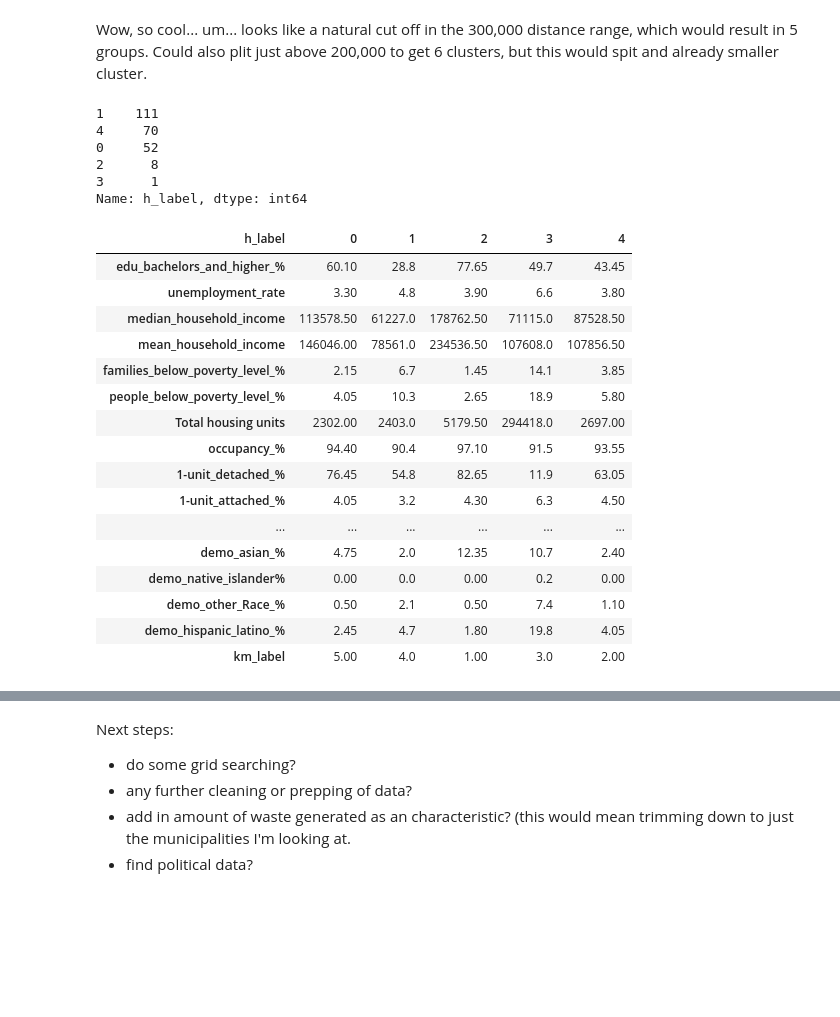
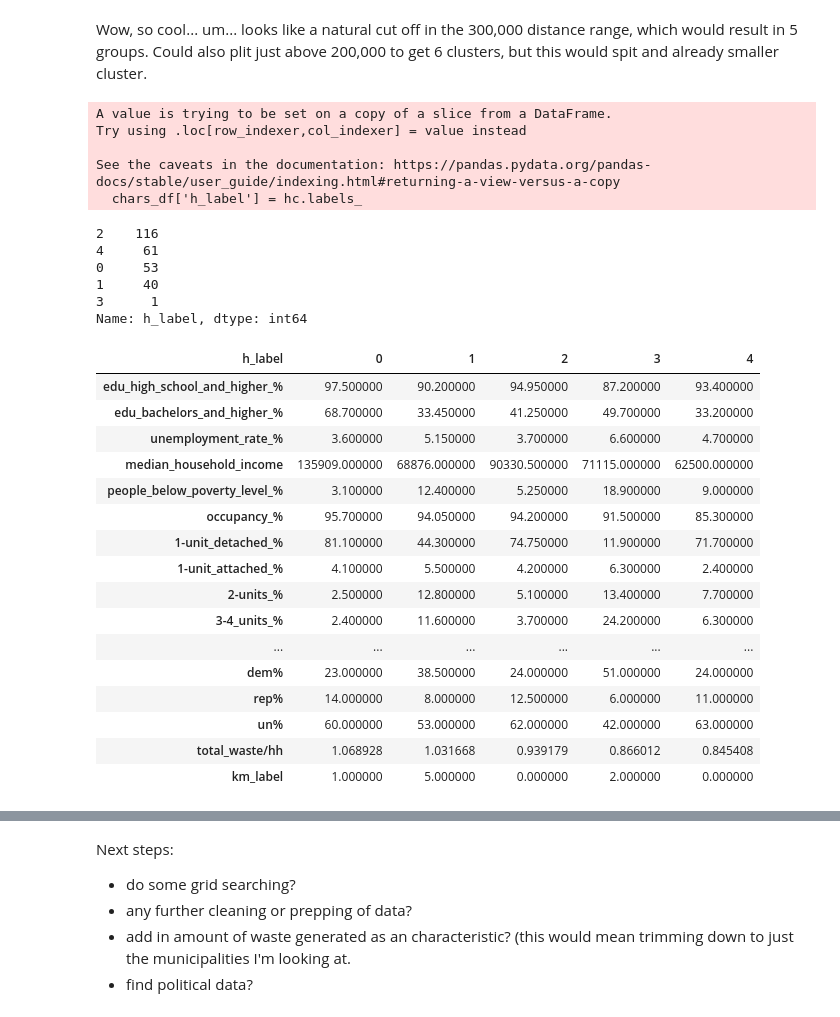
Before and after one commit to DGiulietti/RecycleEffectivenessMA, a Jupyter notebook: part2.ipynb, the cells around one changed output, grey strips where cells are left out. Saved outputs shown, nothing was run; the diff lists cells and outputs as text; code cells hidden in the pictures; blank space fills up the shorter version.

```diff
--- a/part2.ipynb
+++ b/part2.ipynb
@@ -221,0 +460,3 @@ KMeans(n_clusters=6)
+# %%
+kmeans2 = KMeans(n_clusters=6)
+kmeans2.fit(chars_df)
@@ -234,2 +475,2 @@ Good split. I'm betting label 3 is Boston.  I'd like to see how the other cluste
 # %%
-comb_char_clean['km_label'] = kmeans2.labels_
+chars_df['km_label'] = kmeans2.labels_
@@ -272,9 +488,9 @@ What other clustering evaluation can I do on kMeans?
 ## Hierarchial
 # %%
 # create dendrogram
-dendrogram = sch.dendrogram(sch.linkage(comb_char_clean.drop(columns='km_label'), method='ward'))
+dendrogram = sch.dendrogram(sch.linkage(chars_df.drop(columns='km_label'), method='ward'))
 # create clusters
 hc = AgglomerativeClustering(n_clusters=5, affinity = 'euclidean', linkage = 'ward')
 # save clusters for chart
-y_hc = hc.fit_predict(comb_char_clean)
+y_hc = hc.fit_predict(chars_df.drop(columns='km_label'))
 # %% [output]
@@ -282,32 +498,37 @@ y_hc = hc.fit_predict(comb_char_clean)
 # %% [markdown]
 Wow, so cool... um... looks like a natural cut off in the 300,000 distance range, which would result in 5 groups. Could also plit just above 200,000 to get 6 clusters, but this would spit and already smaller cluster.
 # %%
-comb_char_clean['h_label'] = hc.labels_
-comb_char_clean['h_label'].value_counts()
+chars_df['h_label'] = hc.labels_
+chars_df['h_label'].value_counts()
 # %% [output]
-1    111
-4     70
-0     52
-2      8
-3      1
-Name: h_label, dtype: int64
+A value is trying to be set on a copy of a slice from a DataFrame.
+Try using .loc[row_indexer,col_indexer] = value instead
+
+See the caveats in the documentation: https://pandas.pydata.org/pandas-docs/stable/user_guide/indexing.html#returning-a-view-versus-a-copy
+  chars_df['h_label'] = hc.labels_
+2    116
+4     61
+0     53
+1     40
+3      1
+Name: h_label, dtype: int64
 # %%
-comb_char_clean.groupby(['h_label']).median().T
+chars_df.groupby(['h_label']).median().T
 # %% [output]
 | h_label | 0 | 1 | 2 | 3 | 4 |
-| edu_bachelors_and_higher_% | 60.10 | 28.8 | 77.65 | 49.7 | 43.45 |
-| unemployment_rate | 3.30 | 4.8 | 3.90 | 6.6 | 3.80 |
-| median_household_income | 113578.50 | 61227.0 | 178762.50 | 71115.0 | 87528.50 |
-| mean_household_income | 146046.00 | 78561.0 | 234536.50 | 107608.0 | 107856.50 |
-| families_below_poverty_level_% | 2.15 | 6.7 | 1.45 | 14.1 | 3.85 |
-| people_below_poverty_level_% | 4.05 | 10.3 | 2.65 | 18.9 | 5.80 |
-| Total housing units | 2302.00 | 2403.0 | 5179.50 | 294418.0 | 2697.00 |
-| occupancy_% | 94.40 | 90.4 | 97.10 | 91.5 | 93.55 |
-| 1-unit_detached_% | 76.45 | 54.8 | 82.65 | 11.9 | 63.05 |
-| 1-unit_attached_% | 4.05 | 3.2 | 4.30 | 6.3 | 4.50 |
+| edu_high_school_and_higher_% | 97.500000 | 90.200000 | 94.950000 | 87.200000 | 93.400000 |
+| edu_bachelors_and_higher_% | 68.700000 | 33.450000 | 41.250000 | 49.700000 | 33.200000 |
+| unemployment_rate_% | 3.600000 | 5.150000 | 3.700000 | 6.600000 | 4.700000 |
+| median_household_income | 135909.000000 | 68876.000000 | 90330.500000 | 71115.000000 | 62500.000000 |
+| people_below_poverty_level_% | 3.100000 | 12.400000 | 5.250000 | 18.900000 | 9.000000 |
+| occupancy_% | 95.700000 | 94.050000 | 94.200000 | 91.500000 | 85.300000 |
+| 1-unit_detached_% | 81.100000 | 44.300000 | 74.750000 | 11.900000 | 71.700000 |
+| 1-unit_attached_% | 4.100000 | 5.500000 | 4.200000 | 6.300000 | 2.400000 |
+| 2-units_% | 2.500000 | 12.800000 | 5.100000 | 13.400000 | 7.700000 |
+| 3-4_units_% | 2.400000 | 11.600000 | 3.700000 | 24.200000 | 6.300000 |
 | ... | ... | ... | ... | ... | ... |
-| demo_asian_% | 4.75 | 2.0 | 12.35 | 10.7 | 2.40 |
-| demo_native_islander% | 0.00 | 0.0 | 0.00 | 0.2 | 0.00 |
-| demo_other_Race_% | 0.50 | 2.1 | 0.50 | 7.4 | 1.10 |
-| demo_hispanic_latino_% | 2.45 | 4.7 | 1.80 | 19.8 | 4.05 |
-| km_label | 5.00 | 4.0 | 1.00 | 3.0 | 2.00 |
+| dem% | 23.000000 | 38.500000 | 24.000000 | 51.000000 | 24.000000 |
+| rep% | 14.000000 | 8.000000 | 12.500000 | 6.000000 | 11.000000 |
+| un% | 60.000000 | 53.000000 | 62.000000 | 42.000000 | 63.000000 |
+| total_waste/hh | 1.068928 | 1.031668 | 0.939179 | 0.866012 | 0.845408 |
+| km_label | 1.000000 | 5.000000 | 0.000000 | 2.000000 | 0.000000 |
```
Also changed, not shown: parts of 83 cells of this notebook, 24 other files.
